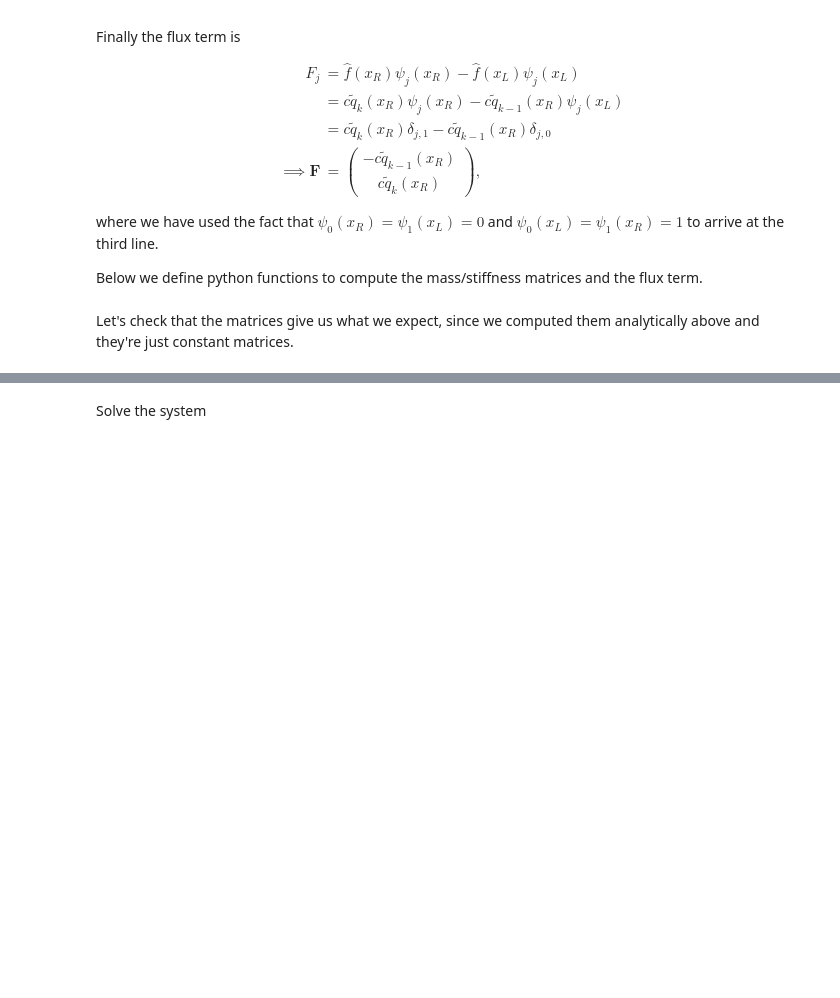
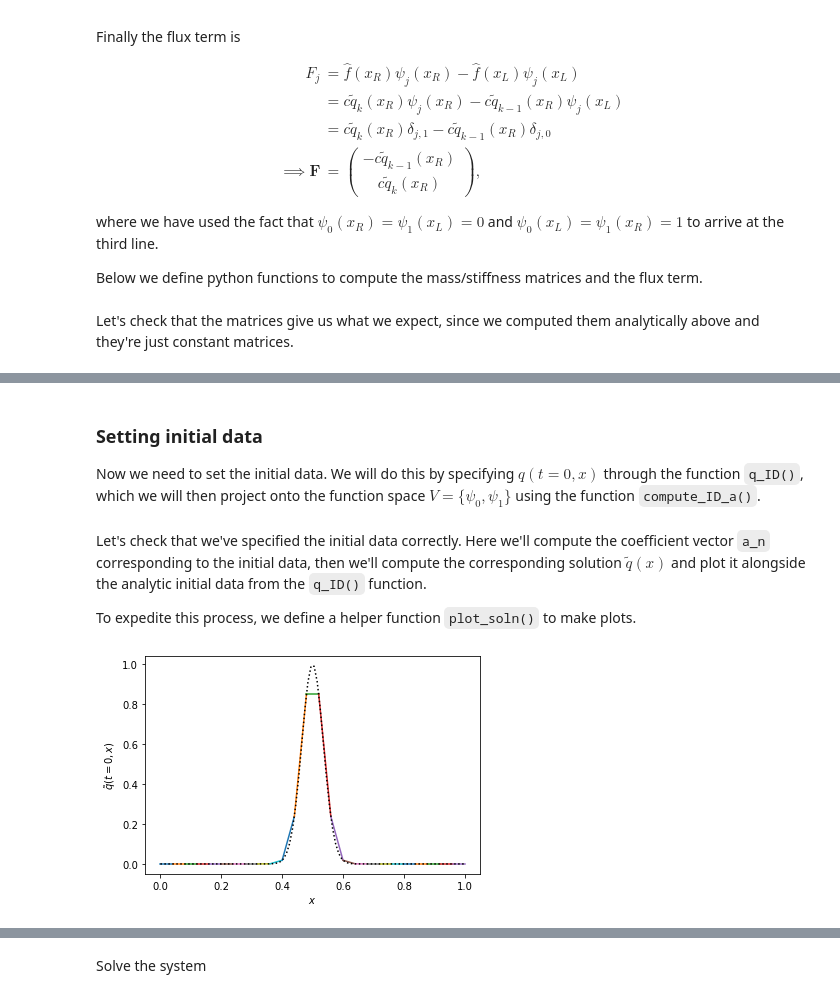
Before and after one commit to aapandy2/dg_tutorial, a Jupyter notebook: DG_tutorial.ipynb, the cells around one changed output, grey strips where cells are left out. Cells and saved outputs as stored; diff of their text form; code cells hidden in the pictures; blank space fills up the shorter version.

```diff
--- a/DG_tutorial.ipynb
+++ b/DG_tutorial.ipynb
@@ -167,14 +167,14 @@ Next, we'll define the numerical grid by specifying the CFL number, the total nu
 CFL = 0.05
 
 #define number of timesteps, TS
-TS = 250
+TS = 50
 
 #set up grid
 xMax = 1.
 xMin = 0.
 
 #define number of elements
-N = 75
+N = 25
 
 #define size of a cell, dx
 dx = (xMax-xMin)/N
@@ -398,6 +396,10 @@ def evolve_TS_steps(TS, a_n, a_np1):
     #reshape sol to be (TS, N, 2), so sol[n] = a_n
     #at time level n
     return np.reshape(sol, (TS+1, N, 2))
+# %% [markdown]
+### Setting initial data
+
+Now we need to set the initial data.  We will do this by specifying $q(t=0, x)$ through the function `q_ID()`, which we will then project onto the function space $V = \{\psi_0, \psi_1\}$ using the function `compute_ID_a()`.
 # %%
 #define a_n = solution vector at time level n; should have shape (N, 2), where
 #N is the number of elements (i.e. we have a_0, a_1 for each element)
@@ -408,26 +426,29 @@ a_np1 = np.ones((N,2))
+# %% [markdown]
+Let's check that we've specified the initial data correctly.  Here we'll compute the coefficient vector `a_n` corresponding to the initial data, then we'll compute the corresponding solution $\tilde{q}(x)$ and plot it alongside the analytic initial data from the `q_ID()` function.
+
+To expedite this process, we define a helper function `plot_soln()` to make plots.
 # %%
-#define initial data.  Notice that for cell k, a_{0,k} = q(x_L)
-#and a_{1,k} = q(x_R)
-def q_ID(x):
-    mu = 0.5
-    sigma = 0.05
-    return np.exp(-(x-mu)**2./sigma**2.)
-
-#compute the coefficients a_n[k] corresponding to projecting analytic ID
-#from q_ID(x) onto the basis (psi_0, psi_1)
-def compute_ID_a(a_n):
-    for k in range(N):
-        a_n[k,0] = q_ID(cbound[k])
-        a_n[k,1] = q_ID(cbound[k+1])
-
-    return a_n
-
 #plot solution given coefficient vector a_n; takes an optional matplotlib
 #style string
 def plot_soln(a_n, styleString=''):
     #xi in each element
     xi = np.linspace(0., 1, 10)
 
     #plot approximate solution qtilde(x)
     for k in range(N):
         pl.plot(x(k,xi), qt(k, xi, a_n), styleString)
+
+#compute initial data
+a_n = compute_ID_a(a_n)
+
+#plot initial data as a black dotted line
+plot_soln(a_n)
+
+#plot exact initial data
+xx = np.linspace(xMin, xMax, 100)
+pl.plot(xx, q_ID(xx), 'k:')
+pl.xlabel('$x$')
+pl.ylabel('$\\tilde{q}(t=0, x)$')
+pl.show()
+# %% [output]
+[figure, added]
```
Also changed, not shown: parts of 9 cells of this notebook.
